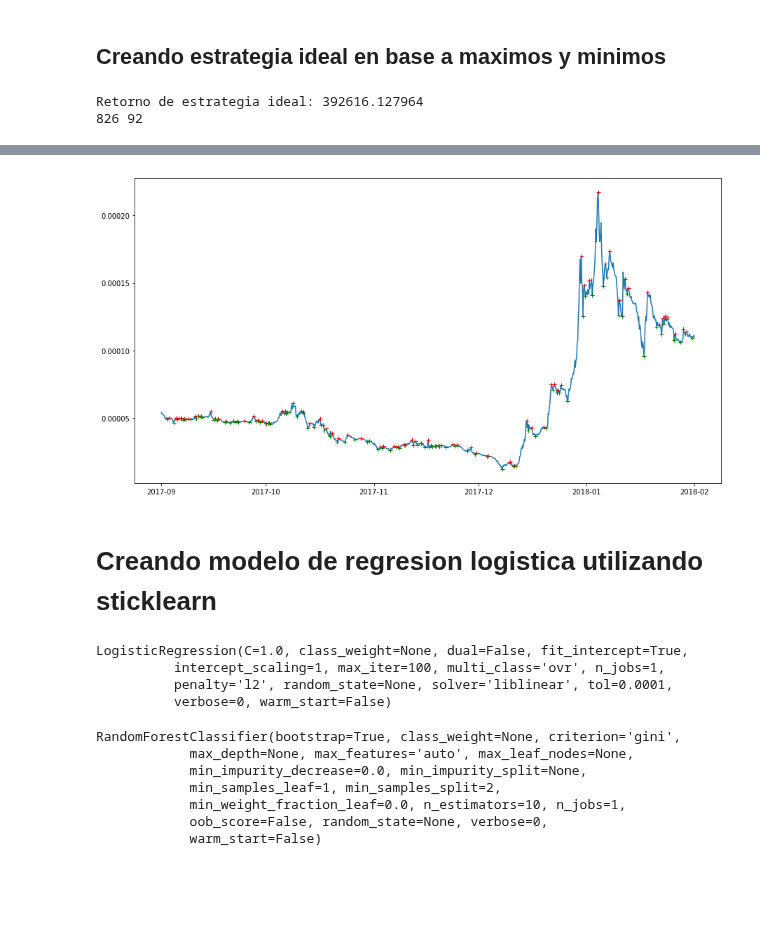
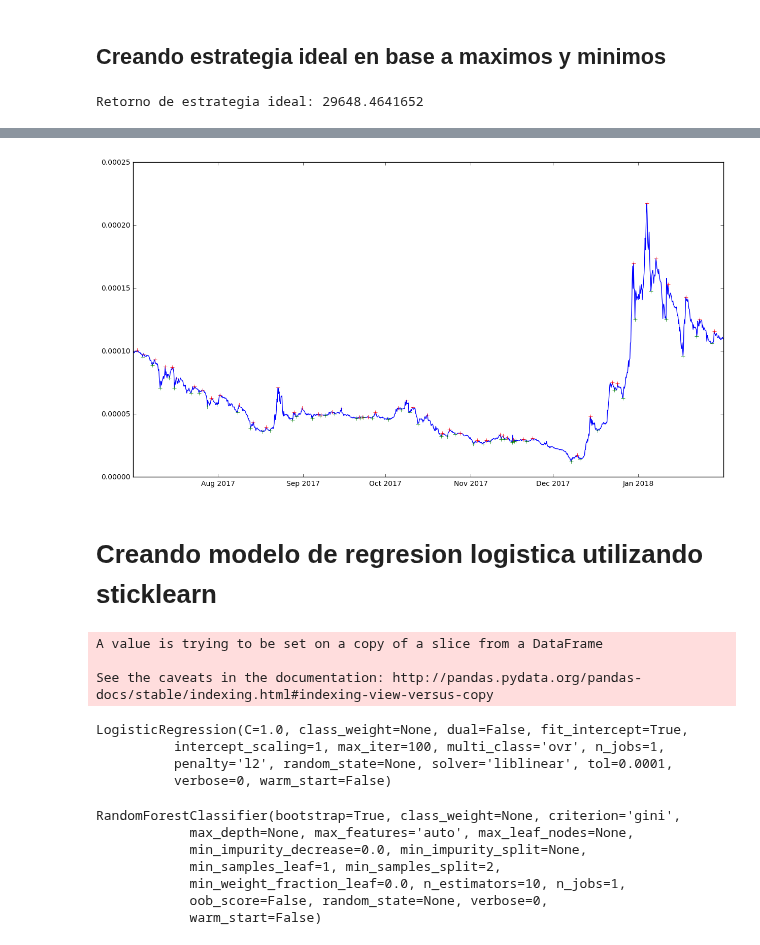
Before and after one commit to ADCryptoSolutions/adcb, a Jupyter notebook: ML strategy.ipynb, the cells around one changed output, grey strips where cells are left out. Saved outputs shown, nothing was run; the diff lists cells and outputs as text; code cells hidden in the pictures; blank space fills up the shorter version.

Commit message:
Agregando parametro dinamico a mldata y revisvando la dependencia de este en el profit de las estrategias ML. Queda hacer lo mismo con parejas de features

```diff
--- a/ML strategy.ipynb
+++ b/ML strategy.ipynb
@@ -11,7 +11,7 @@ plt.rcParams['figure.figsize'] = 15, 8
 
 # trayendo y preparando datos
 df  = prepareData(pair="BTC_XRP",
-                  start=string2ts("2017-09-01 00:00:00"),
+                  start=string2ts("2017-07-01 00:00:00"),
                   end=string2ts("2018-02-01 00:00:00"),
                   period=3600*4)
 """
@@ -19,7 +19,7 @@ df  = prepareData(pair="BTC_XRP",
 df_train = df.loc["2014-09-10 00:00:00":"2017-06-01 00:00:00",:]
 df_test = df.loc["2017-06-01 00:00:00":"2017-09-01 00:00:00",:]
 """
-per = 0.9
+per = 0.75
 cum_return1 = marketReturn(df[:int(len(df)*per)]["close"])
 cum_return2 = marketReturn(df[int(len(df)*per):]["close"])
 #cum_return1 = marketReturn(df_train)
@@ -131,7 +131,7 @@ yn = [p[1] for p in _min]
 from mldata import ml_data
 from orders import orders
 
-df["ml_data"] = ml_data(df["close"])
+df["ml_data"] = ml_data(df["close"],la=10)
 
 w4 = pd.DataFrame(data={"w":df["ml_data"].values,"price":df["close"]})
 w4["orders"] = orders(w4["w"])
@@ -149,7 +149,6 @@ train = data[1:int(len(data)*per)]
 test = data[int(len(data)*per):]
 #train = data.loc["2014-09-10 00:00:00":"2017-06-01 00:00:00",:][1:]
 #test = data.loc["2017-06-01 00:00:00":"2017-09-01 00:00:00",:]
-print len(train),len(test)
+train.tail()
 # %% [output]
-Retorno de estrategia ideal: 392616.127964
-826 92
+Retorno de estrategia ideal: 29648.4641652
@@ -156,4 +162,4 @@ Retorno de estrategia ideal: 392616.127964
-[figure, old version]
+[figure, new version]
 # %% [markdown]
 # Creando modelo de regresion logistica utilizando sticklearn
 # %%
@@ -171,13 +177,18 @@ features = ["price","rsi","cci"]
 # regresion logistica
 logreg = LogisticRegression()
 
+train.replace([np.inf, -np.inf], np.nan, inplace=True)
+train.fillna(method='bfill', inplace=True)
 # entrenando modelos
 logreg.fit(train[features],train["ideal_w"])
 # %% [output]
-LogisticRegression(C=1.0, class_weight=None, dual=False, fit_intercept=True,
-          intercept_scaling=1, max_iter=100, multi_class='ovr', n_jobs=1,
-          penalty='l2', random_state=None, solver='liblinear', tol=0.0001,
-          verbose=0, warm_start=False)
+A value is trying to be set on a copy of a slice from a DataFrame
+
+See the caveats in the documentation: http://pandas.pydata.org/pandas-docs/stable/indexing.html#indexing-view-versus-copy
+LogisticRegression(C=1.0, class_weight=None, dual=False, fit_intercept=True,
+          intercept_scaling=1, max_iter=100, multi_class='ovr', n_jobs=1,
+          penalty='l2', random_state=None, solver='liblinear', tol=0.0001,
+          verbose=0, warm_start=False)
 # %%
 # random forests
 random_forest = RandomForestClassifier(n_estimators=10)
```
Also changed, not shown: parts of 7 cells of this notebook, 3 other files.
